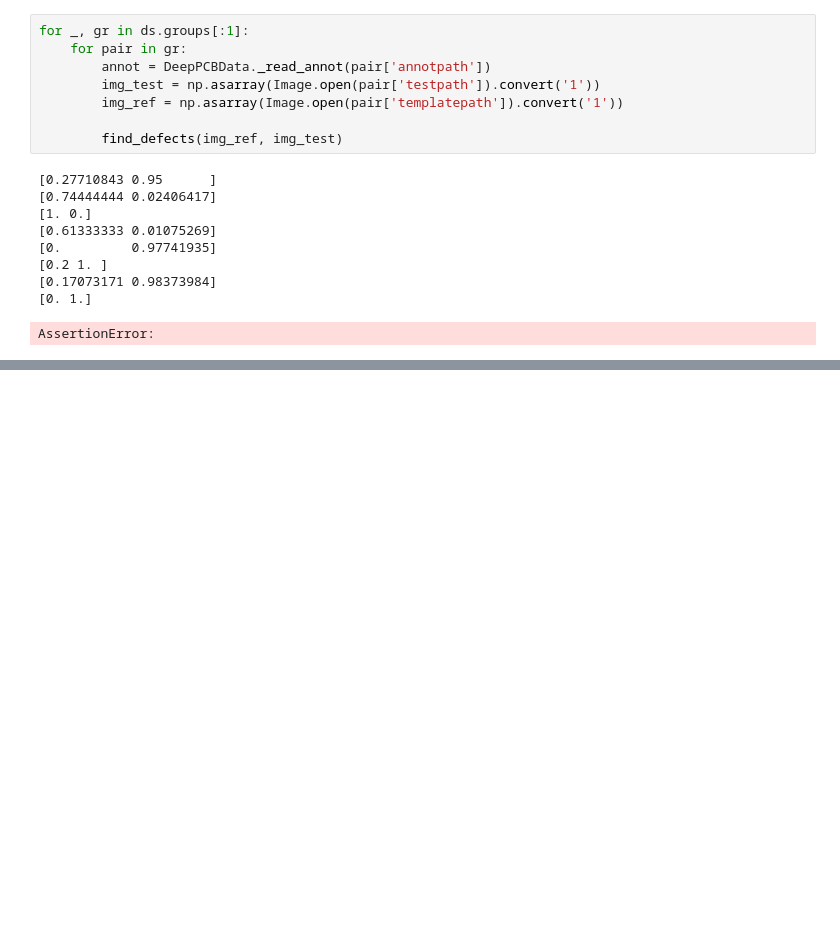
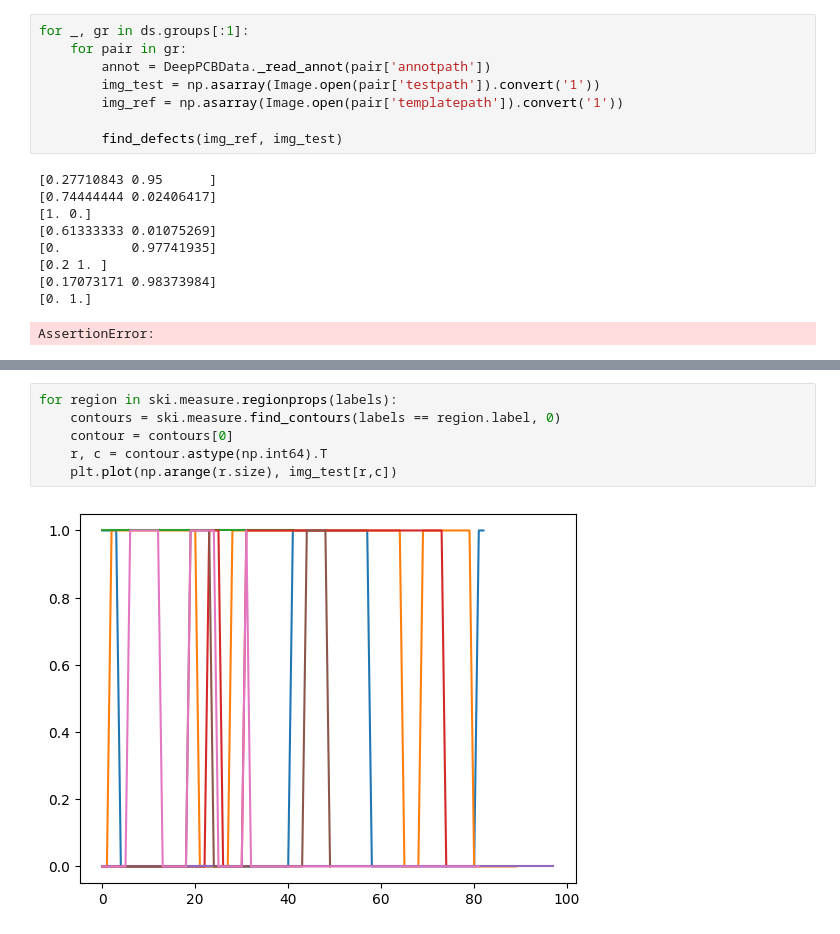
Before and after one commit to barzamin/cs639-ariadne, a Jupyter notebook: notebooks/cv_prototyping.ipynb, the cells around one changed output, grey strips where cells are left out. Drawn from its saved outputs; the diff is of its cells as text; blank space fills up the shorter version.

```diff
--- a/notebooks/cv_prototyping.ipynb
+++ b/notebooks/cv_prototyping.ipynb
@@ -173,0 +197,8 @@ ax.imshow(ski.morphology.remove_small_holes(defect_mask))
+# %%
+for region in ski.measure.regionprops(labels):
+    contours = ski.measure.find_contours(labels == region.label, 0)
+    contour = contours[0]
+    r, c = contour.astype(np.int64).T
+    plt.plot(np.arange(r.size), img_test[r,c])
+# %% [output]
+[figure, added]
```
Also changed, not shown: parts of 9 cells of this notebook, 1 other file.
